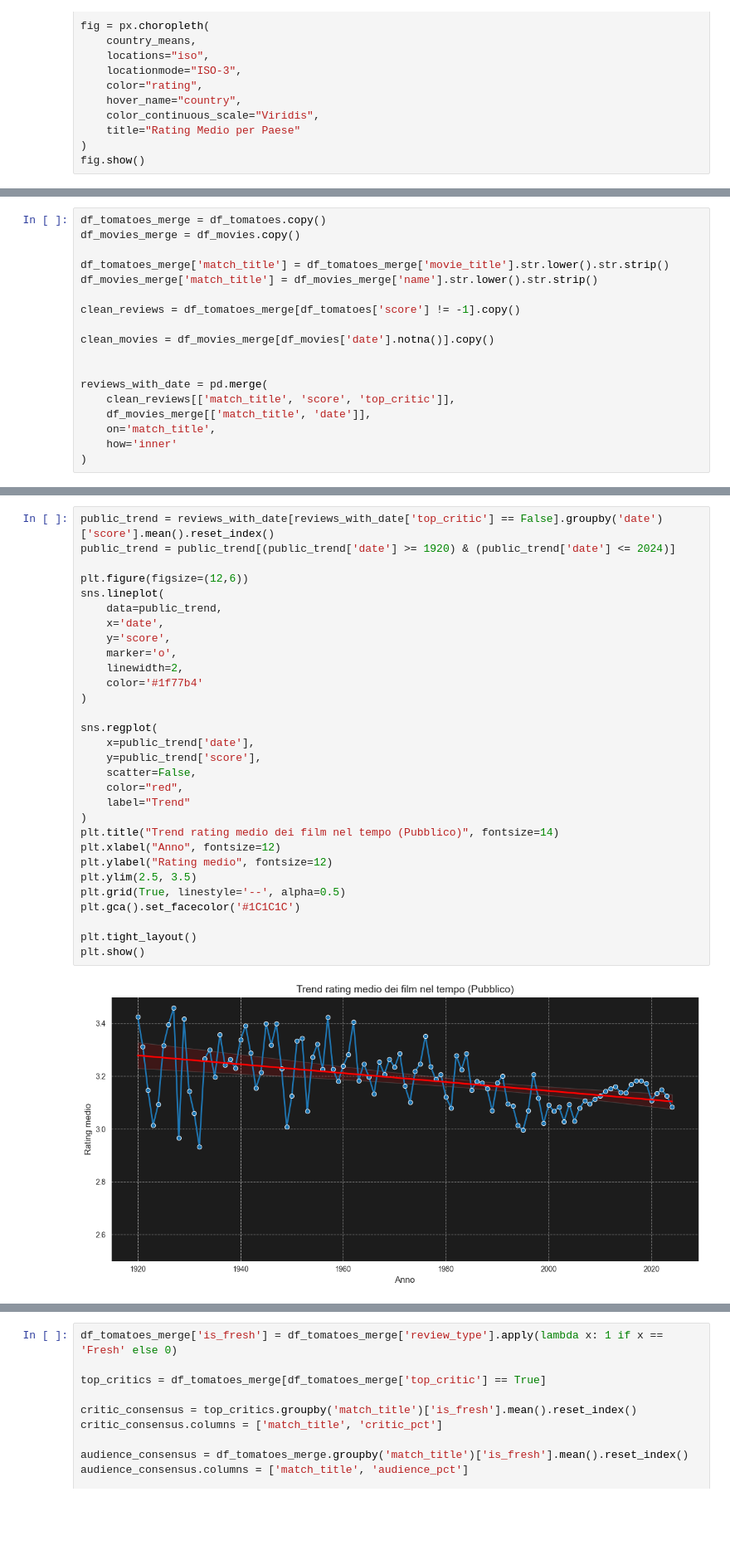
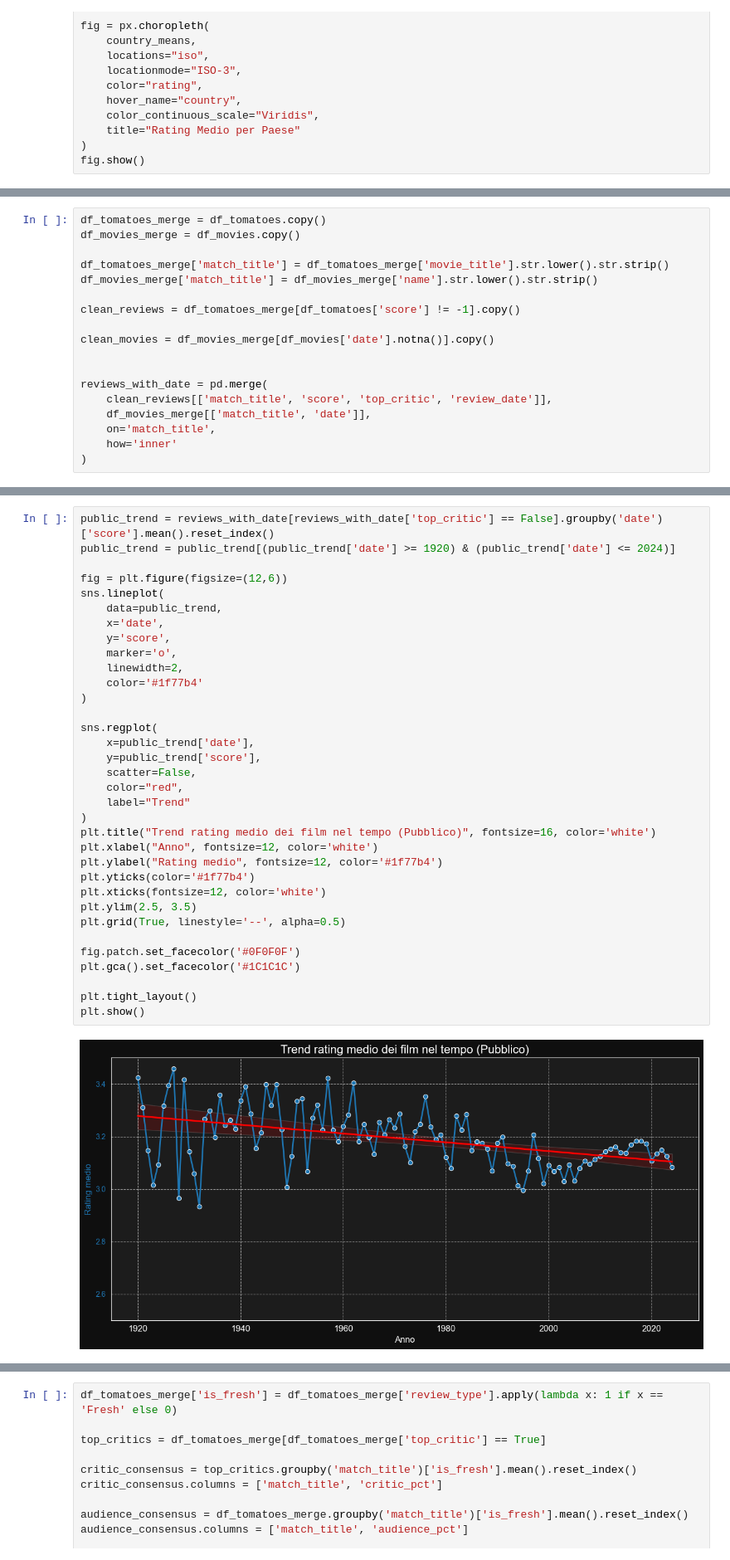
Before and after one commit to tha-raptor/IUM, a Jupyter notebook: solution/data-EDA/IUM_Data_Analysis.ipynb, the cells around one changed output, grey strips where cells are left out. Shown at 83% size. Cells and saved outputs as stored; diff of their text form; blank space fills up the shorter version.

```diff
--- a/solution/data-EDA/IUM_Data_Analysis.ipynb
+++ b/solution/data-EDA/IUM_Data_Analysis.ipynb
@@ -194,7 +167,7 @@ clean_movies = df_movies_merge[df_movies['date'].notna()].copy()
 
 
 reviews_with_date = pd.merge(
-    clean_reviews[['match_title', 'score', 'top_critic']],
+    clean_reviews[['match_title', 'score', 'top_critic', 'review_date']],
     df_movies_merge[['match_title', 'date']],
     on='match_title',
     how='inner'
@@ -238,33 +216,37 @@ La linea rossa indica la valutazione della critica nel corso del tempo la quale
 # %%
 public_trend = reviews_with_date[reviews_with_date['top_critic'] == False].groupby('date')['score'].mean().reset_index()
 public_trend = public_trend[(public_trend['date'] >= 1920) & (public_trend['date'] <= 2024)]
 
-plt.figure(figsize=(12,6))
+fig = plt.figure(figsize=(12,6))
 sns.lineplot(
     data=public_trend,
     x='date',
     y='score',
     marker='o',
     linewidth=2,
     color='#1f77b4'
 )
 
 sns.regplot(
     x=public_trend['date'],
     y=public_trend['score'],
     scatter=False,
     color="red",
     label="Trend"
 )
-plt.title("Trend rating medio dei film nel tempo (Pubblico)", fontsize=14)
-plt.xlabel("Anno", fontsize=12)
-plt.ylabel("Rating medio", fontsize=12)
+plt.title("Trend rating medio dei film nel tempo (Pubblico)", fontsize=16, color='white')
+plt.xlabel("Anno", fontsize=12, color='white')
+plt.ylabel("Rating medio", fontsize=12, color='#1f77b4')
+plt.yticks(color='#1f77b4')
+plt.xticks(fontsize=12, color='white')
 plt.ylim(2.5, 3.5)
 plt.grid(True, linestyle='--', alpha=0.5)
+
+fig.patch.set_facecolor('#0F0F0F')
 plt.gca().set_facecolor('#1C1C1C')
 
 plt.tight_layout()
 plt.show()
 # %% [output]
-[figure, old version]
+[figure, new version]
 # %% [markdown]
```
Also changed, not shown: parts of 36 cells of this notebook.
